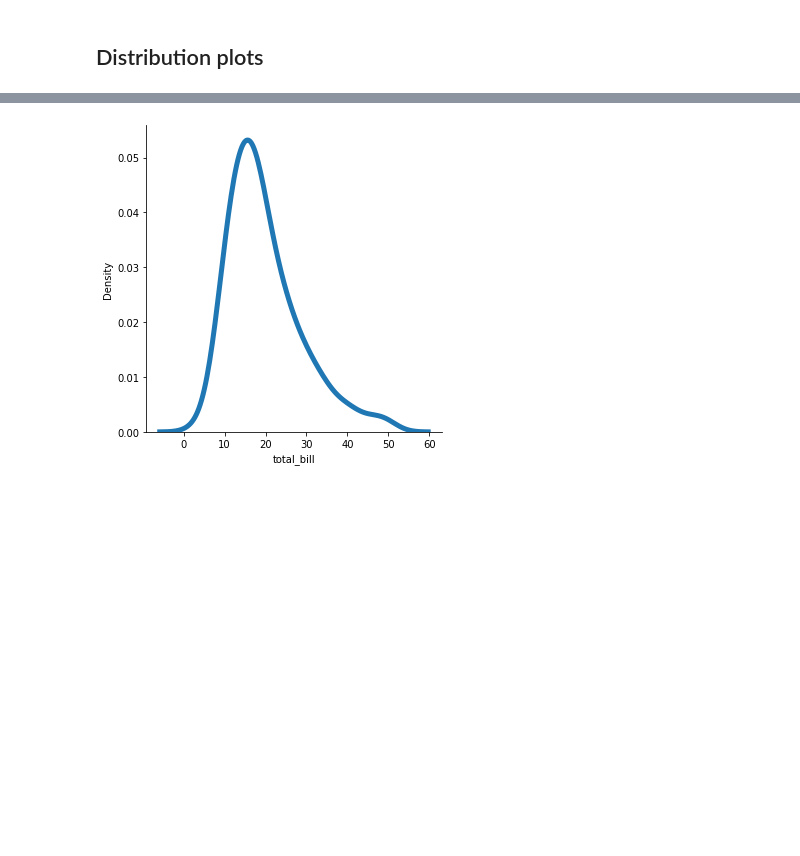
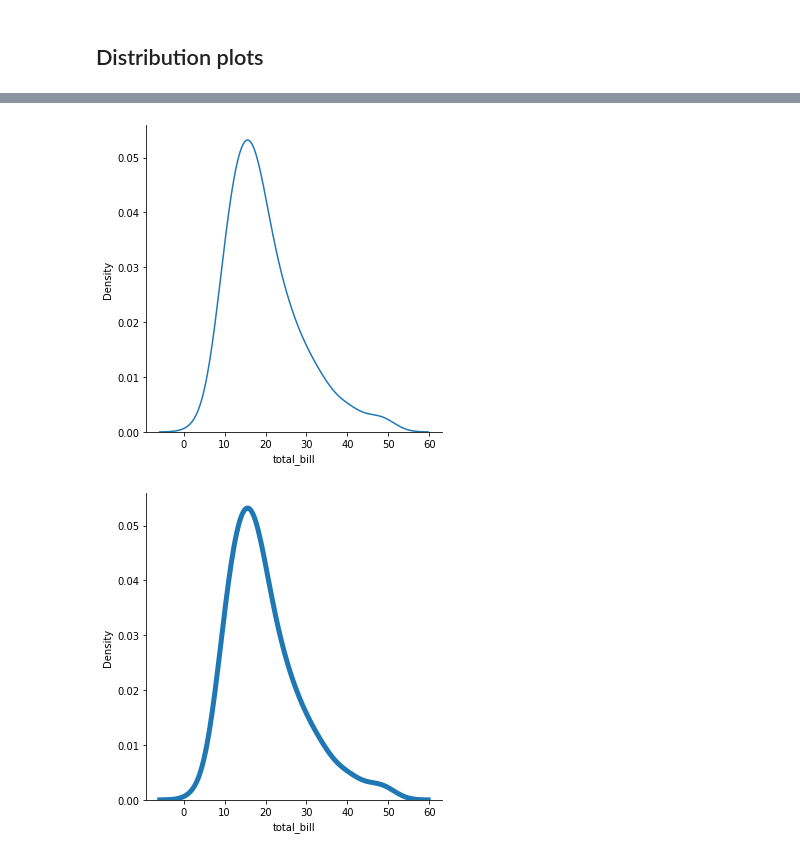
Before and after one commit to Goliath-Research/Introduction-to-Data-Science, a Jupyter notebook: 05-Introduction to Data Visualization/04-Introduction to Seaborn.ipynb, the cells around one changed output, grey strips where cells are left out. Saved outputs shown, nothing was run; the diff lists cells and outputs as text; code cells hidden in the pictures; blank space fills up the shorter version.

```diff
--- a/05-Introduction to Data Visualization/04-Introduction to Seaborn.ipynb
+++ b/05-Introduction to Data Visualization/04-Introduction to Seaborn.ipynb
@@ -74 +92,6 @@ sns.displot(data=tips, x="total_bill");
+# %%
+# Removing the parameters col and hue, and changing the type to kind='kde':
+sns.displot(data=tips, x="total_bill", kind='kde');
+# %% [output]
+[figure, added]
 # %%
```
Also changed, not shown: parts of 23 cells of this notebook, 3 other files.
